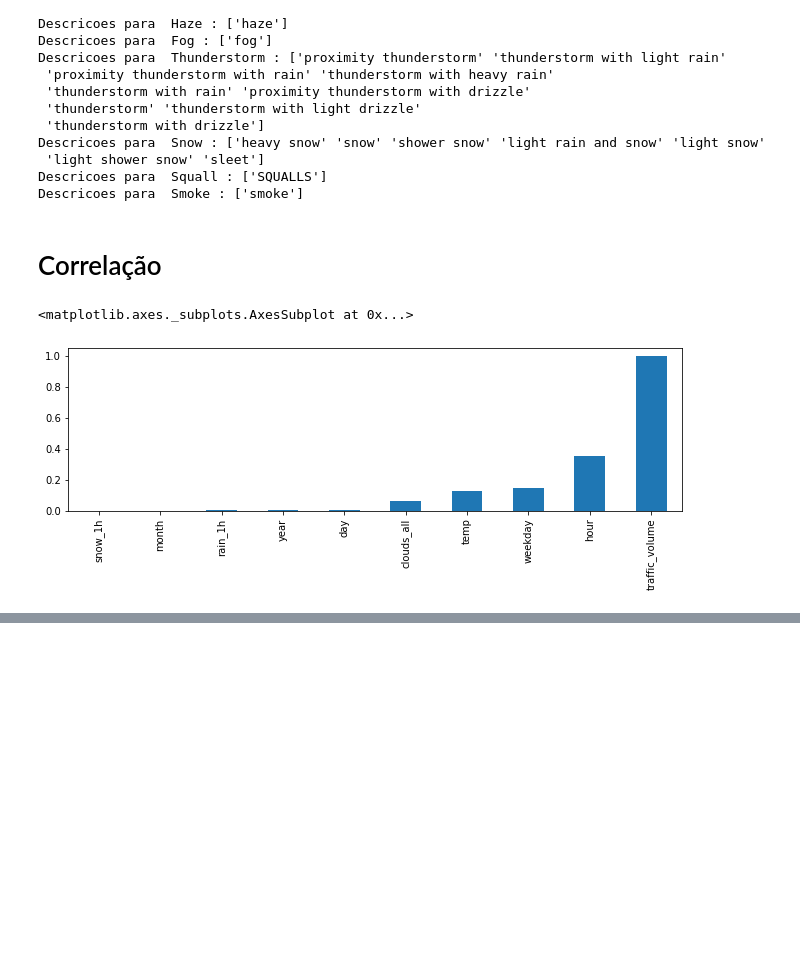
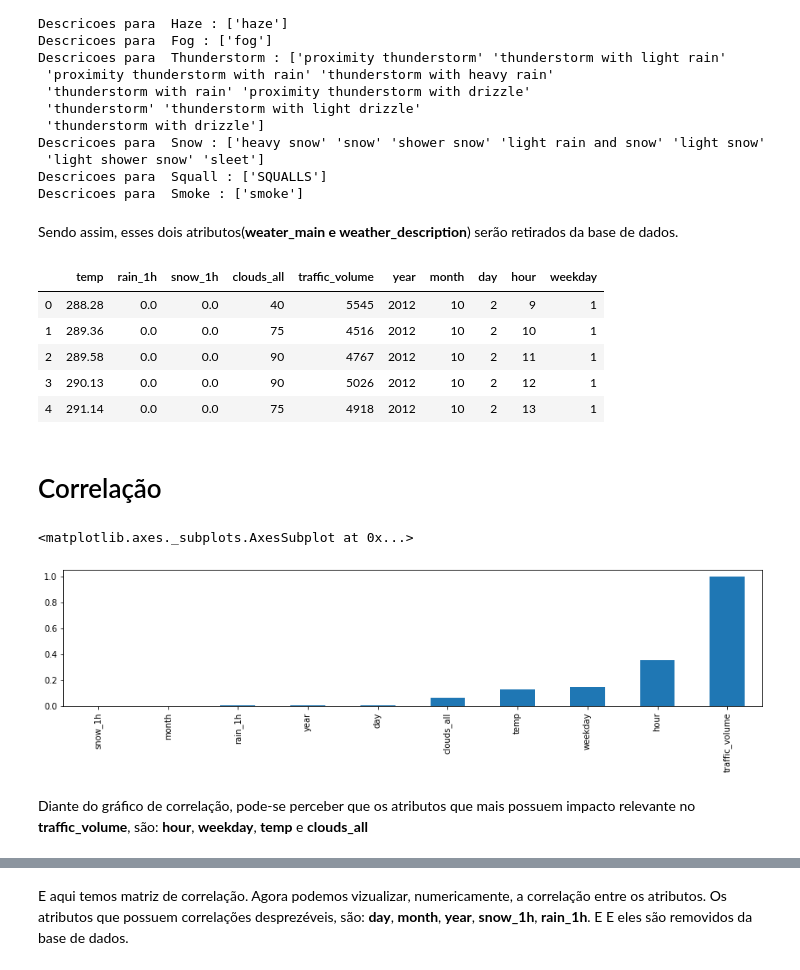
Before and after one commit to LuyzaDomingos/IA, a Jupyter notebook: Regressao/questao2.ipynb, the cells around one changed output, grey strips where cells are left out. Drawn from its saved outputs; the diff is of its cells as text; code cells hidden in the pictures; blank space fills up the shorter version.

```diff
--- a/Regressao/questao2.ipynb
+++ b/Regressao/questao2.ipynb
@@ -230,0 +181,3 @@ fnvjdfkbdfv
+# %%
+df_base = df_base.drop(columns=['holiday'])
+df_base.head()
@@ -299,11 +259,26 @@ Descricoes para  Snow : ['heavy snow' 'snow' 'shower snow' 'light rain and snow'
  'light shower snow' 'sleet']
 Descricoes para  Squall : ['SQUALLS']
 Descricoes para  Smoke : ['smoke']
+# %% [markdown]
+Sendo assim, esses dois atributos(**weater_main e weather_description**) serão retirados  da base de dados.
+# %%
+df_base = df_base.drop(columns=['weather_main'])
+df_base = df_base.drop(columns=['weather_description'])
+df_base.head()
+# %% [output]
+|  | temp | rain_1h | snow_1h | clouds_all | traffic_volume | year | month | day | hour | weekday |
+| 0 | 288.28 | 0.0 | 0.0 | 40 | 5545 | 2012 | 10 | 2 | 9 | 1 |
+| 1 | 289.36 | 0.0 | 0.0 | 75 | 4516 | 2012 | 10 | 2 | 10 | 1 |
+| 2 | 289.58 | 0.0 | 0.0 | 90 | 4767 | 2012 | 10 | 2 | 11 | 1 |
+| 3 | 290.13 | 0.0 | 0.0 | 90 | 5026 | 2012 | 10 | 2 | 12 | 1 |
+| 4 | 291.14 | 0.0 | 0.0 | 75 | 4918 | 2012 | 10 | 2 | 13 | 1 |
 # %% [markdown]
 # Correlação
 # %%
-df_base.corr().abs()["traffic_volume"].sort_values().plot.bar(figsize=[11, 3])
+df_base.corr().abs()["traffic_volume"].sort_values().plot.bar(figsize=[15, 3])
 # %% [output]
 <matplotlib.axes._subplots.AxesSubplot at 0x...>
-[figure, old version]
+[figure, new version]
+# %% [markdown]
+Diante do gráfico de correlação, pode-se perceber que os atributos que mais possuem impacto relevante no **traffic_volume**, são: **hour**, **weekday**, **temp** e **clouds_all**
 # %%
@@ -321,3 +296,6 @@ corr.style.background_gradient(cmap = 'coolwarm')
 | day | 0.0229017 | -0.00229363 | 0.0157888 | 0.0481116 | -0.00758739 | 0.0121924 | 0.00861361 | 1 | -0.00937314 | 0.0086776 |
 | hour | 0.112089 | 0.00342121 | 0.00984913 | 0.054418 | 0.352401 | -0.00754237 | 0.00186516 | -0.00937314 | 1 | -0.00385763 |
 | weekday | -0.00770762 | -0.00691954 | -0.0149276 | -0.0397152 | -0.149544 | -0.012313 | 0.010741 | 0.0086776 | -0.00385763 | 1 |
+# %% [markdown]
+E aqui temos matriz de correlação. Agora podemos vizualizar, numericamente, a correlação entre os atributos.
+Os atributos que possuem correlações desprezéveis, são: **day**, **month**, **year**, **snow_1h**, **rain_1h**. E E eles são removidos da base de dados.
```
Also changed, not shown: parts of 59 cells of this notebook.
